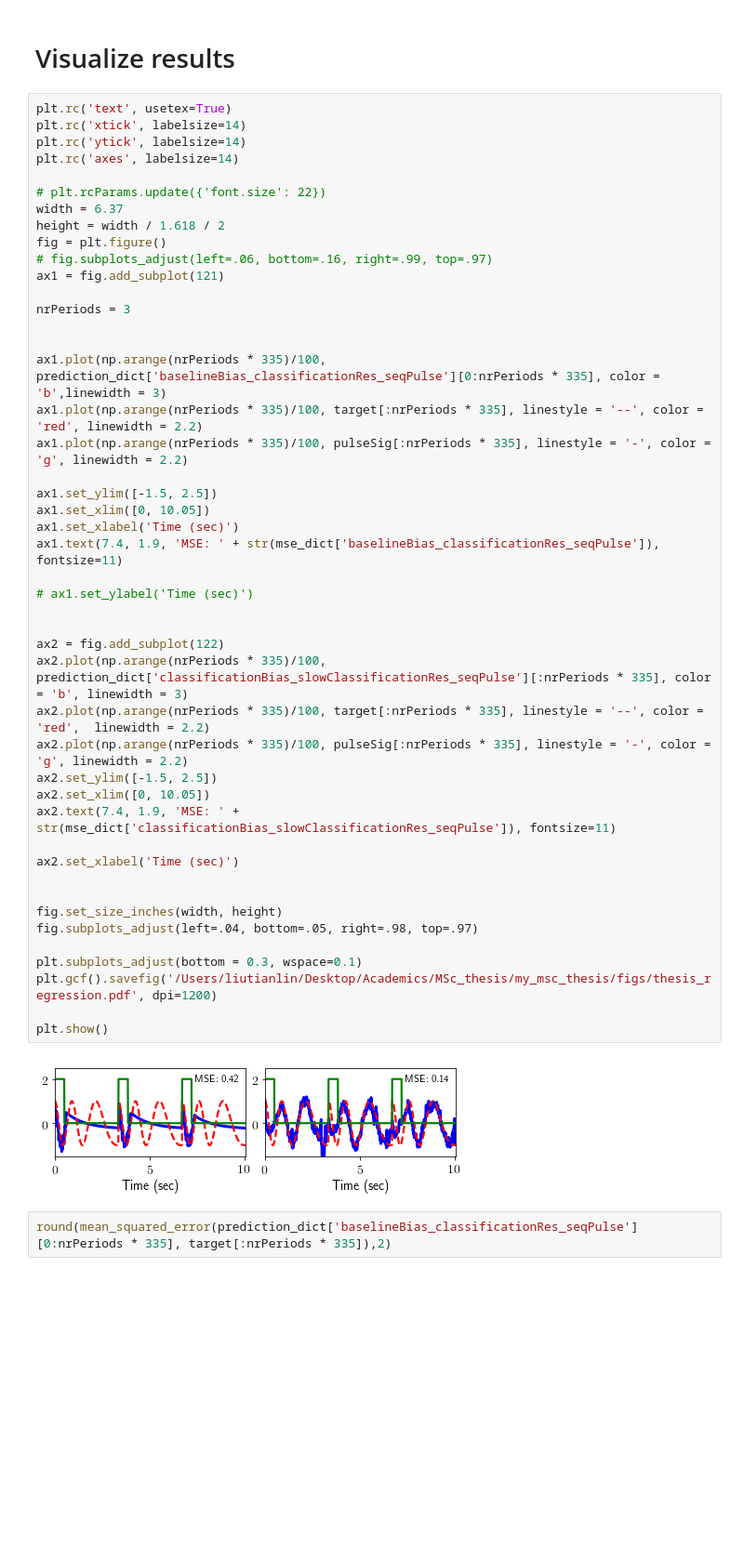
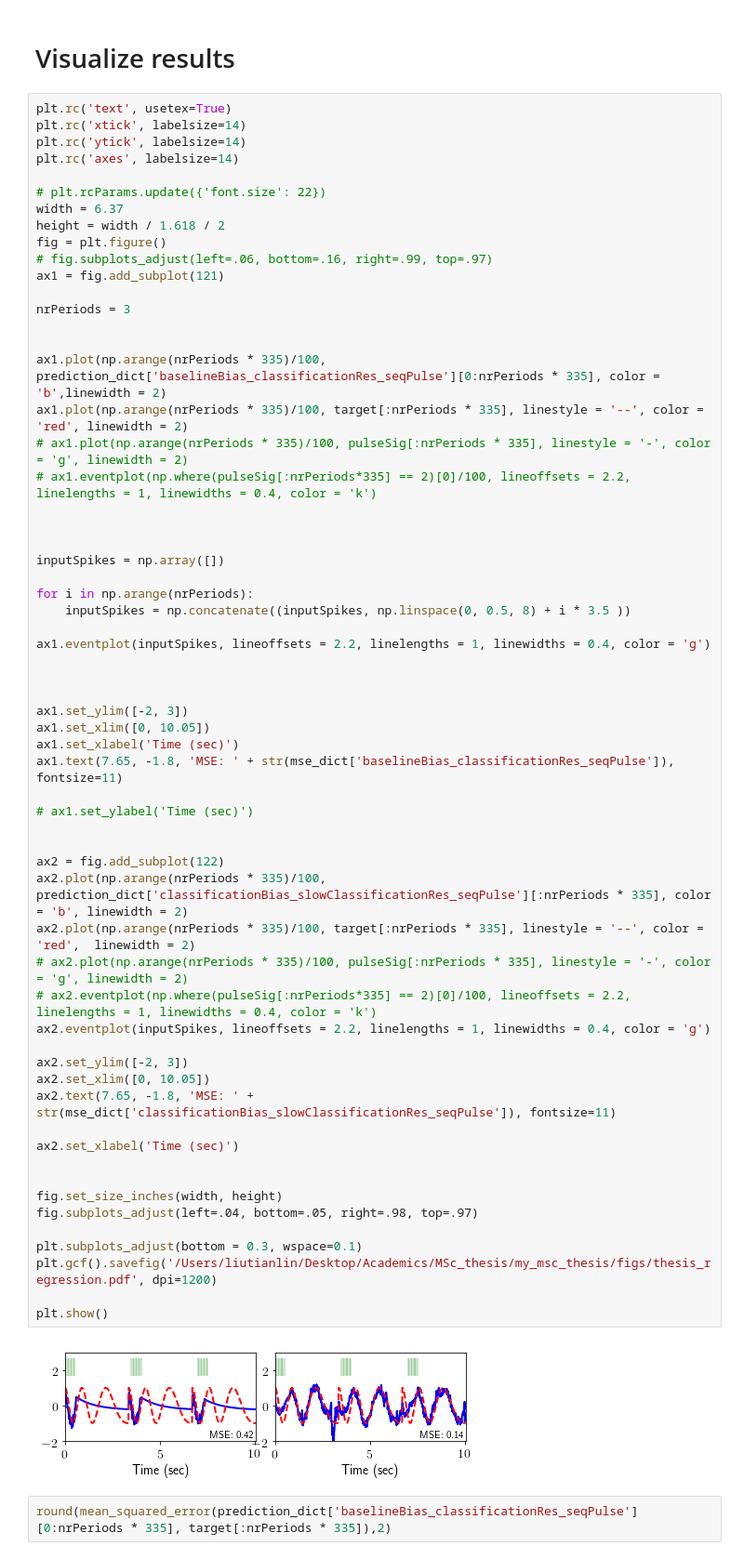
Before and after one commit to liutianlin0121/msc_thesis_code, a Jupyter notebook: chirp/chirp_regression.ipynb, the cells around one changed output. Shown at 93% size. Saved outputs shown, nothing was run; the diff lists cells and outputs as text; blank space fills up the shorter version.

```diff
--- a/chirp/chirp_regression.ipynb
+++ b/chirp/chirp_regression.ipynb
@@ -123,44 +110,59 @@ plt.rc('axes', labelsize=14)
 width = 6.37
 height = width / 1.618 / 2
 fig = plt.figure()
 # fig.subplots_adjust(left=.06, bottom=.16, right=.99, top=.97)
 ax1 = fig.add_subplot(121)
 
 nrPeriods = 3
 
 
-ax1.plot(np.arange(nrPeriods * 335)/100, prediction_dict['baselineBias_classificationRes_seqPulse'][0:nrPeriods * 335], color = 'b',linewidth = 3)
-ax1.plot(np.arange(nrPeriods * 335)/100, target[:nrPeriods * 335], linestyle = '--', color = 'red', linewidth = 2.2)
-ax1.plot(np.arange(nrPeriods * 335)/100, pulseSig[:nrPeriods * 335], linestyle = '-', color = 'g', linewidth = 2.2)
+ax1.plot(np.arange(nrPeriods * 335)/100, prediction_dict['baselineBias_classificationRes_seqPulse'][0:nrPeriods * 335], color = 'b',linewidth = 2)
+ax1.plot(np.arange(nrPeriods * 335)/100, target[:nrPeriods * 335], linestyle = '--', color = 'red', linewidth = 2)
+# ax1.plot(np.arange(nrPeriods * 335)/100, pulseSig[:nrPeriods * 335], linestyle = '-', color = 'g', linewidth = 2)
+# ax1.eventplot(np.where(pulseSig[:nrPeriods*335] == 2)[0]/100, lineoffsets = 2.2, linelengths = 1, linewidths = 0.4, color = 'k')
 
-ax1.set_ylim([-1.5, 2.5])
+
+
+inputSpikes = np.array([])
+
+for i in np.arange(nrPeriods):
+    inputSpikes = np.concatenate((inputSpikes, np.linspace(0, 0.5, 8) + i * 3.5 ))
+
+ax1.eventplot(inputSpikes, lineoffsets = 2.2, linelengths = 1, linewidths = 0.4, color = 'g')
+
+
+
+ax1.set_ylim([-2, 3])
 ax1.set_xlim([0, 10.05])
 ax1.set_xlabel('Time (sec)')
-ax1.text(7.4, 1.9, 'MSE: ' + str(mse_dict['baselineBias_classificationRes_seqPulse']), fontsize=11)
+ax1.text(7.65, -1.8, 'MSE: ' + str(mse_dict['baselineBias_classificationRes_seqPulse']), fontsize=11)
 
 # ax1.set_ylabel('Time (sec)')
 
 
 ax2 = fig.add_subplot(122)
-ax2.plot(np.arange(nrPeriods * 335)/100, prediction_dict['classificationBias_slowClassificationRes_seqPulse'][:nrPeriods * 335], color = 'b', linewidth = 3)
-ax2.plot(np.arange(nrPeriods * 335)/100, target[:nrPeriods * 335], linestyle = '--', color = 'red',  linewidth = 2.2)
-ax2.plot(np.arange(nrPeriods * 335)/100, pulseSig[:nrPeriods * 335], linestyle = '-', color = 'g', linewidth = 2.2)
-ax2.set_ylim([-1.5, 2.5])
+ax2.plot(np.arange(nrPeriods * 335)/100, prediction_dict['classificationBias_slowClassificationRes_seqPulse'][:nrPeriods * 335], color = 'b', linewidth = 2)
+ax2.plot(np.arange(nrPeriods * 335)/100, target[:nrPeriods * 335], linestyle = '--', color = 'red',  linewidth = 2)
+# ax2.plot(np.arange(nrPeriods * 335)/100, pulseSig[:nrPeriods * 335], linestyle = '-', color = 'g', linewidth = 2)
+# ax2.eventplot(np.where(pulseSig[:nrPeriods*335] == 2)[0]/100, lineoffsets = 2.2, linelengths = 1, linewidths = 0.4, color = 'k')
+ax2.eventplot(inputSpikes, lineoffsets = 2.2, linelengths = 1, linewidths = 0.4, color = 'g')
+
+ax2.set_ylim([-2, 3])
 ax2.set_xlim([0, 10.05])
-ax2.text(7.4, 1.9, 'MSE: ' + str(mse_dict['classificationBias_slowClassificationRes_seqPulse']), fontsize=11)
+ax2.text(7.65, -1.8, 'MSE: ' + str(mse_dict['classificationBias_slowClassificationRes_seqPulse']), fontsize=11)
 
 ax2.set_xlabel('Time (sec)')
 
 
 fig.set_size_inches(width, height)
 fig.subplots_adjust(left=.04, bottom=.05, right=.98, top=.97)
 
 plt.subplots_adjust(bottom = 0.3, wspace=0.1)
 plt.gcf().savefig('/Users/liutianlin/Desktop/Academics/MSc_thesis/my_msc_thesis/figs/thesis_regression.pdf', dpi=1200)
 
 plt.show()
 # %% [output]
-[figure, old version]
+[figure, new version]
 # %%
 round(mean_squared_error(prediction_dict['baselineBias_classificationRes_seqPulse'][0:nrPeriods * 335], target[:nrPeriods * 335]),2)
 # %% [output]
```
Also changed, not shown: parts of 8 cells of this notebook, 1 other file.
